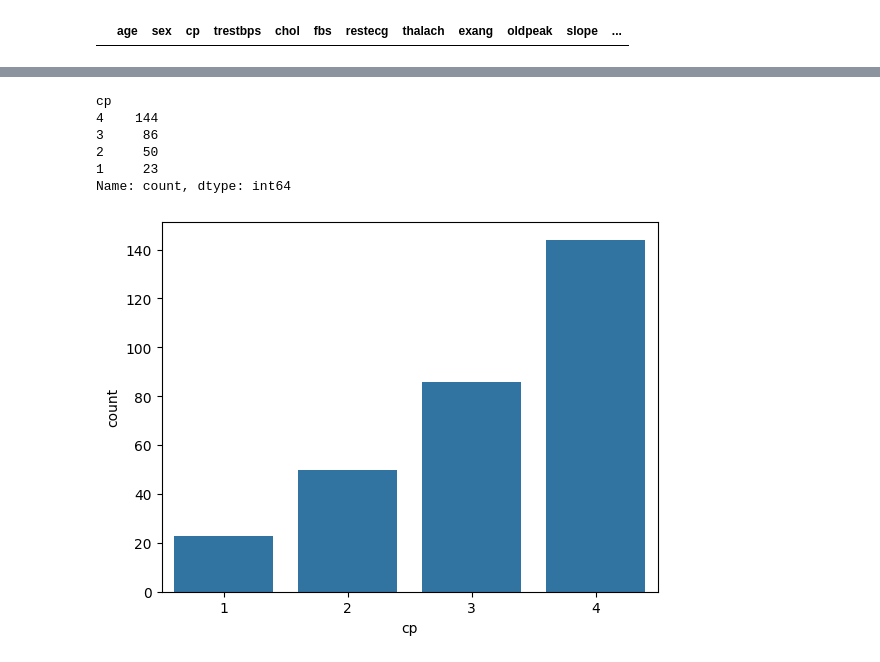
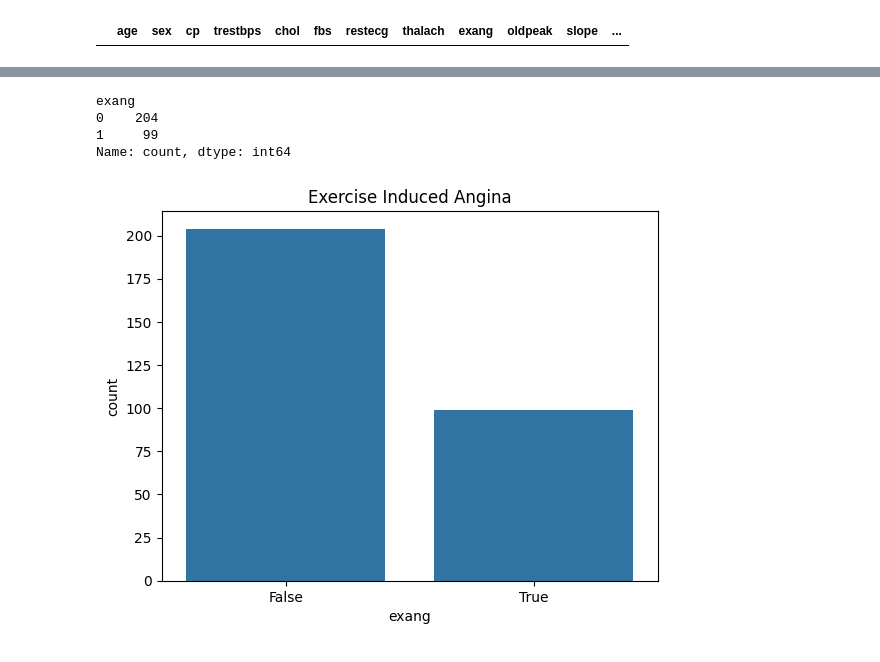
Before and after one commit to PyFenix/heart_disease_risk_prediction, a Jupyter notebook: notebooks/1.EDA-lq.ipynb, the cells around one changed output, grey strips where cells are left out. Cells and saved outputs as stored; diff of their text form; code cells hidden in the pictures.

```diff
--- a/notebooks/1.EDA-lq.ipynb
+++ b/notebooks/1.EDA-lq.ipynb
@@ -261,13 +230,13 @@ Number of people having sex as female are 97 and Number of people having sex as
 # %%
-x=(heart_df.cp.value_counts())
+x=(heart_df.exang.value_counts())
 print(x)
-p = sns.countplot(data=heart_df, x="cp")
+p = sns.countplot(data=heart_df, x="exang")
+plt.xticks(ticks=[0,1], labels=[False, True])
+plt.title('Exercise Induced Angina')
 plt.show()
 # %% [output]
-cp
-4    144
-3     86
-2     50
-1     23
+exang
+0    204
+1     99
 Name: count, dtype: int64
-[figure, old version]
+[figure, new version]
```
Also changed, not shown: parts of 32 cells of this notebook, 6 other files.
